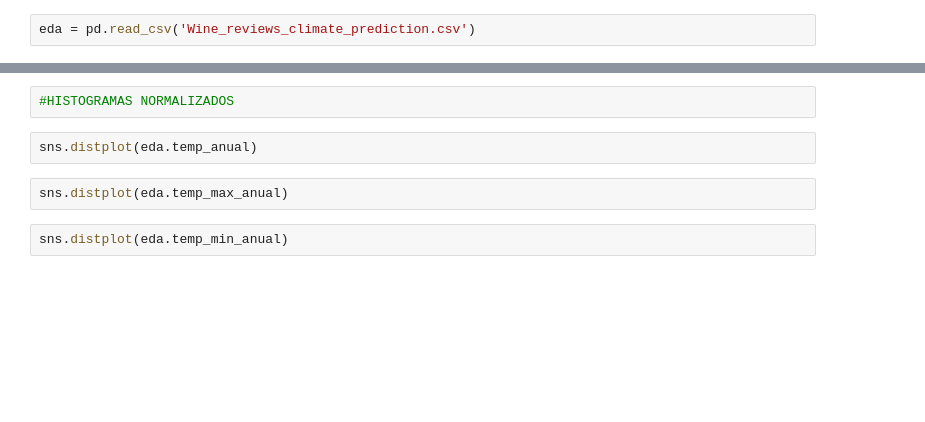
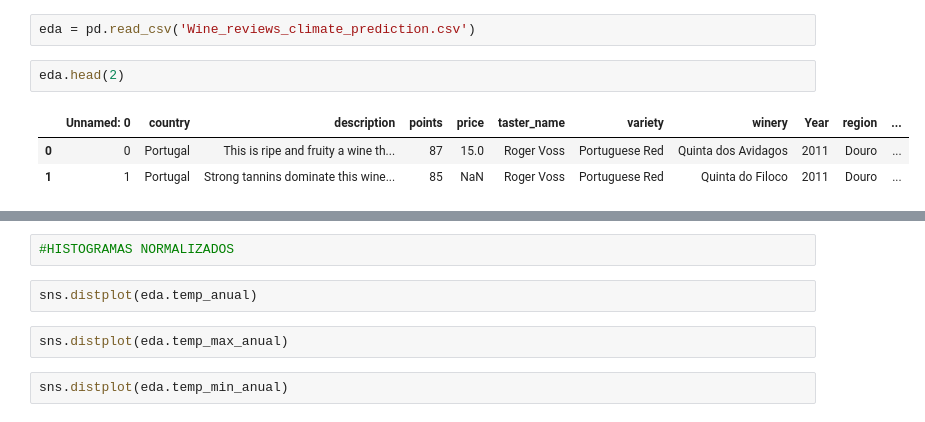
Before and after one commit to crcoronado/Datascience1, a Jupyter notebook: EDA_Winereviews.ipynb, the cells around one changed output, grey strips where cells are left out. Drawn from its saved outputs; the diff is of its cells as text; blank space fills up the shorter version.

```diff
--- a/EDA_Winereviews.ipynb
+++ b/EDA_Winereviews.ipynb
@@ -3,2 +12,8 @@
 # %%
 eda = pd.read_csv('Wine_reviews_climate_prediction.csv')
+# %%
+eda.head(2)
+# %% [output]
+|  | Unnamed: 0 | country | description | points | price | taster_name | variety | winery | Year | region | ... |
+| 0 | 0 | Portugal | This is ripe and fruity a wine th... | 87 | 15.0 | Roger Voss | Portuguese Red | Quinta dos Avidagos | 2011 | Douro | ... |
+| 1 | 1 | Portugal | Strong tannins dominate this wine... | 85 | NaN | Roger Voss | Portuguese Red | Quinta do Filoco | 2011 | Douro | ... |
```
Also changed, not shown: parts of 14 cells of this notebook, 2 other files.
